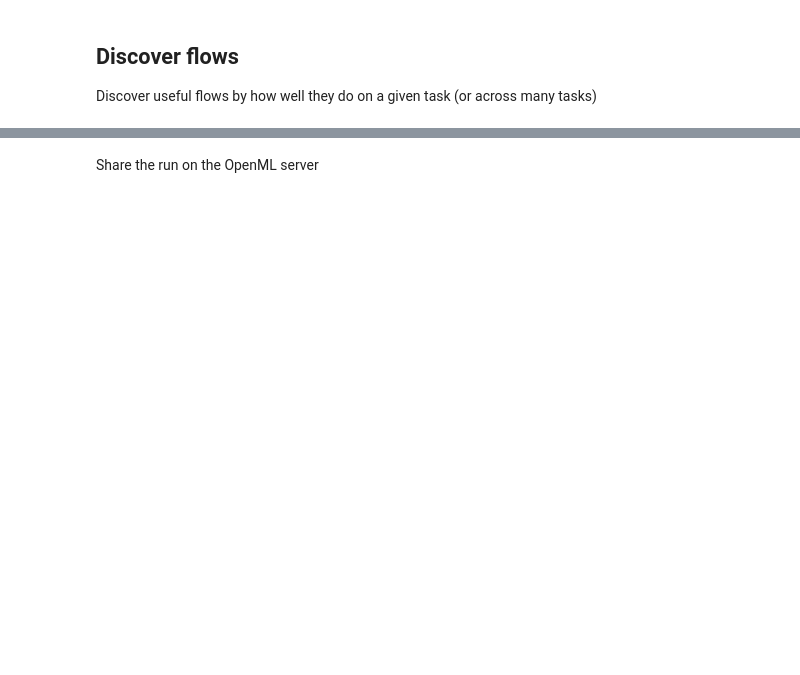
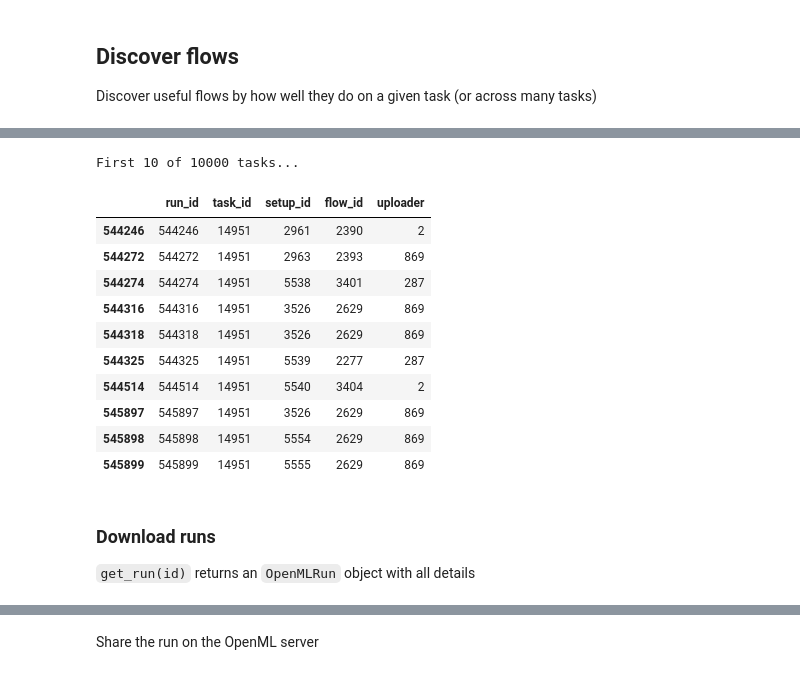
Before and after one commit to openml/openml-tutorial, a Jupyter notebook: notebooks/OpenML Python API.ipynb, the cells around one changed output, grey strips where cells are left out. Cells and saved outputs as stored; diff of their text form; code cells hidden in the pictures; blank space fills up the shorter version.

```diff
--- a/notebooks/OpenML Python API.ipynb
+++ b/notebooks/OpenML Python API.ipynb
@@ -587,0 +688,21 @@ We can run (many) scikit-learn algorithms on (many) OpenML tasks.
+# %%
+myruns = oml.runs.list_runs(task=[14951],size=10000)
+run_list = pd.DataFrame.from_dict(myruns, orient='index') # dataframe
+print("First 10 of %s tasks..." % len(run_list))
+run_list[:10]
+# %% [output]
+First 10 of 10000 tasks...
+|  | run_id | task_id | setup_id | flow_id | uploader |
+| 544246 | 544246 | 14951 | 2961 | 2390 | 2 |
+| 544272 | 544272 | 14951 | 2963 | 2393 | 869 |
+| 544274 | 544274 | 14951 | 5538 | 3401 | 287 |
+| 544316 | 544316 | 14951 | 3526 | 2629 | 869 |
+| 544318 | 544318 | 14951 | 3526 | 2629 | 869 |
+| 544325 | 544325 | 14951 | 5539 | 2277 | 287 |
+| 544514 | 544514 | 14951 | 5540 | 3404 | 2 |
+| 545897 | 545897 | 14951 | 3526 | 2629 | 869 |
+| 545898 | 545898 | 14951 | 5554 | 2629 | 869 |
+| 545899 | 545899 | 14951 | 5555 | 2629 | 869 |
+# %% [markdown]
+### Download runs
+`get_run(id)` returns an `OpenMLRun` object with all details
```
Also changed, not shown: parts of 41 cells of this notebook, 1 other file.
